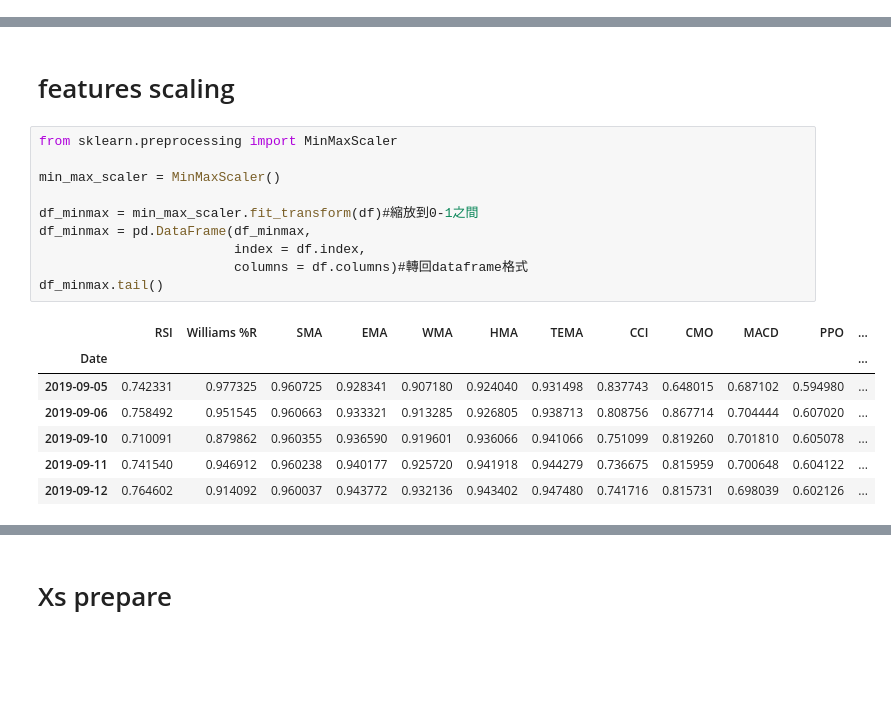
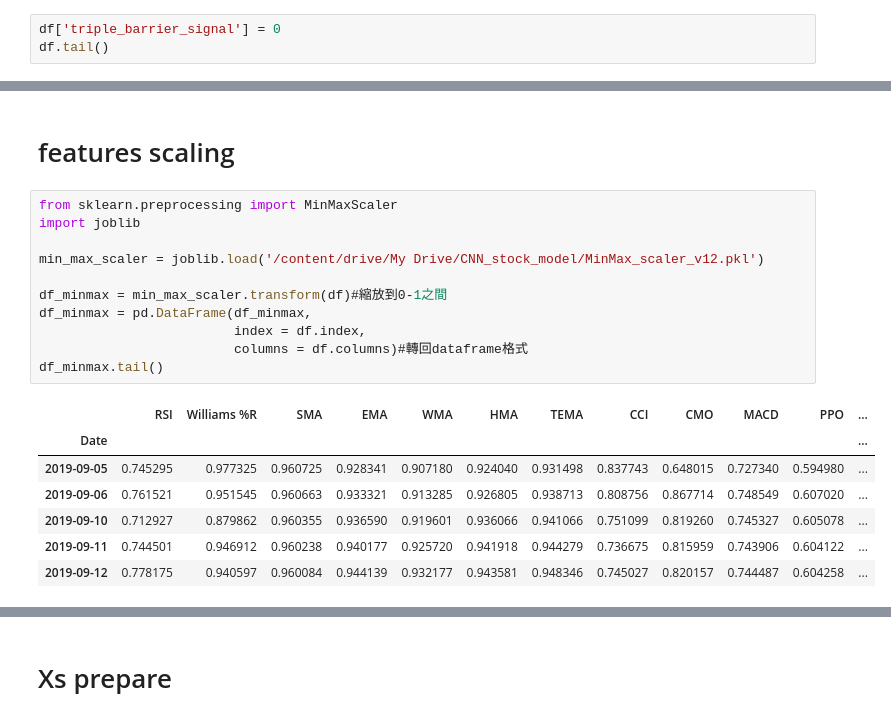
Before and after one commit to skywalker0803r/Ricky, a Jupyter notebook: CNN_stock_backtesting.ipynb, the cells around one changed output, grey strips where cells are left out. Saved outputs shown, nothing was run; the diff lists cells and outputs as text; blank space fills up the shorter version.

```diff
--- a/CNN_stock_backtesting.ipynb
+++ b/CNN_stock_backtesting.ipynb
@@ -115,0 +116,3 @@ df.tail()
+# %%
+df['triple_barrier_signal'] = 0
+df.tail()
@@ -117,20 +128,21 @@ df.tail()
 # features scaling
 # %%
 from sklearn.preprocessing import MinMaxScaler
+import joblib
 
-min_max_scaler = MinMaxScaler()
+min_max_scaler = joblib.load('/content/drive/My Drive/CNN_stock_model/MinMax_scaler_v12.pkl')
 
-df_minmax = min_max_scaler.fit_transform(df)#縮放到0-1之間
+df_minmax = min_max_scaler.transform(df)#縮放到0-1之間
 df_minmax = pd.DataFrame(df_minmax,
                          index = df.index,
                          columns = df.columns)#轉回dataframe格式
 df_minmax.tail()
 # %% [output]
 |  | RSI | Williams %R | SMA | EMA | WMA | HMA | TEMA | CCI | CMO | MACD | PPO | ... |
 | Date |  |  |  |  |  |  |  |  |  |  |  | ... |
-| 2019-09-05 | 0.742331 | 0.977325 | 0.960725 | 0.928341 | 0.907180 | 0.924040 | 0.931498 | 0.837743 | 0.648015 | 0.687102 | 0.594980 | ... |
-| 2019-09-06 | 0.758492 | 0.951545 | 0.960663 | 0.933321 | 0.913285 | 0.926805 | 0.938713 | 0.808756 | 0.867714 | 0.704444 | 0.607020 | ... |
-| 2019-09-10 | 0.710091 | 0.879862 | 0.960355 | 0.936590 | 0.919601 | 0.936066 | 0.941066 | 0.751099 | 0.819260 | 0.701810 | 0.605078 | ... |
-| 2019-09-11 | 0.741540 | 0.946912 | 0.960238 | 0.940177 | 0.925720 | 0.941918 | 0.944279 | 0.736675 | 0.815959 | 0.700648 | 0.604122 | ... |
-| 2019-09-12 | 0.764602 | 0.914092 | 0.960037 | 0.943772 | 0.932136 | 0.943402 | 0.947480 | 0.741716 | 0.815731 | 0.698039 | 0.602126 | ... |
+| 2019-09-05 | 0.745295 | 0.977325 | 0.960725 | 0.928341 | 0.907180 | 0.924040 | 0.931498 | 0.837743 | 0.648015 | 0.727340 | 0.594980 | ... |
+| 2019-09-06 | 0.761521 | 0.951545 | 0.960663 | 0.933321 | 0.913285 | 0.926805 | 0.938713 | 0.808756 | 0.867714 | 0.748549 | 0.607020 | ... |
+| 2019-09-10 | 0.712927 | 0.879862 | 0.960355 | 0.936590 | 0.919601 | 0.936066 | 0.941066 | 0.751099 | 0.819260 | 0.745327 | 0.605078 | ... |
+| 2019-09-11 | 0.744501 | 0.946912 | 0.960238 | 0.940177 | 0.925720 | 0.941918 | 0.944279 | 0.736675 | 0.815959 | 0.743906 | 0.604122 | ... |
+| 2019-09-12 | 0.778175 | 0.940597 | 0.960084 | 0.944139 | 0.932177 | 0.943581 | 0.948346 | 0.745027 | 0.820157 | 0.744487 | 0.604258 | ... |
 # %%
```
Also changed, not shown: parts of 14 cells of this notebook.
